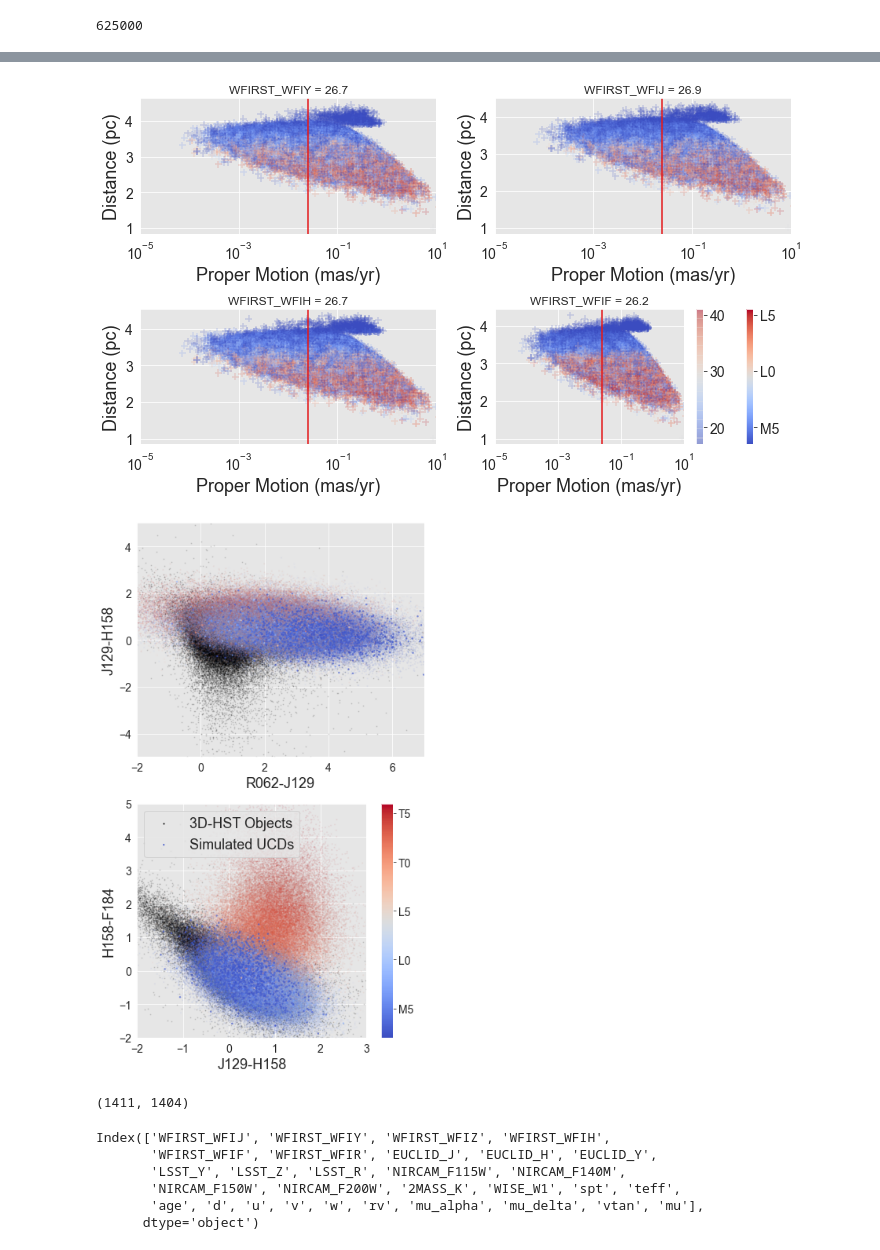
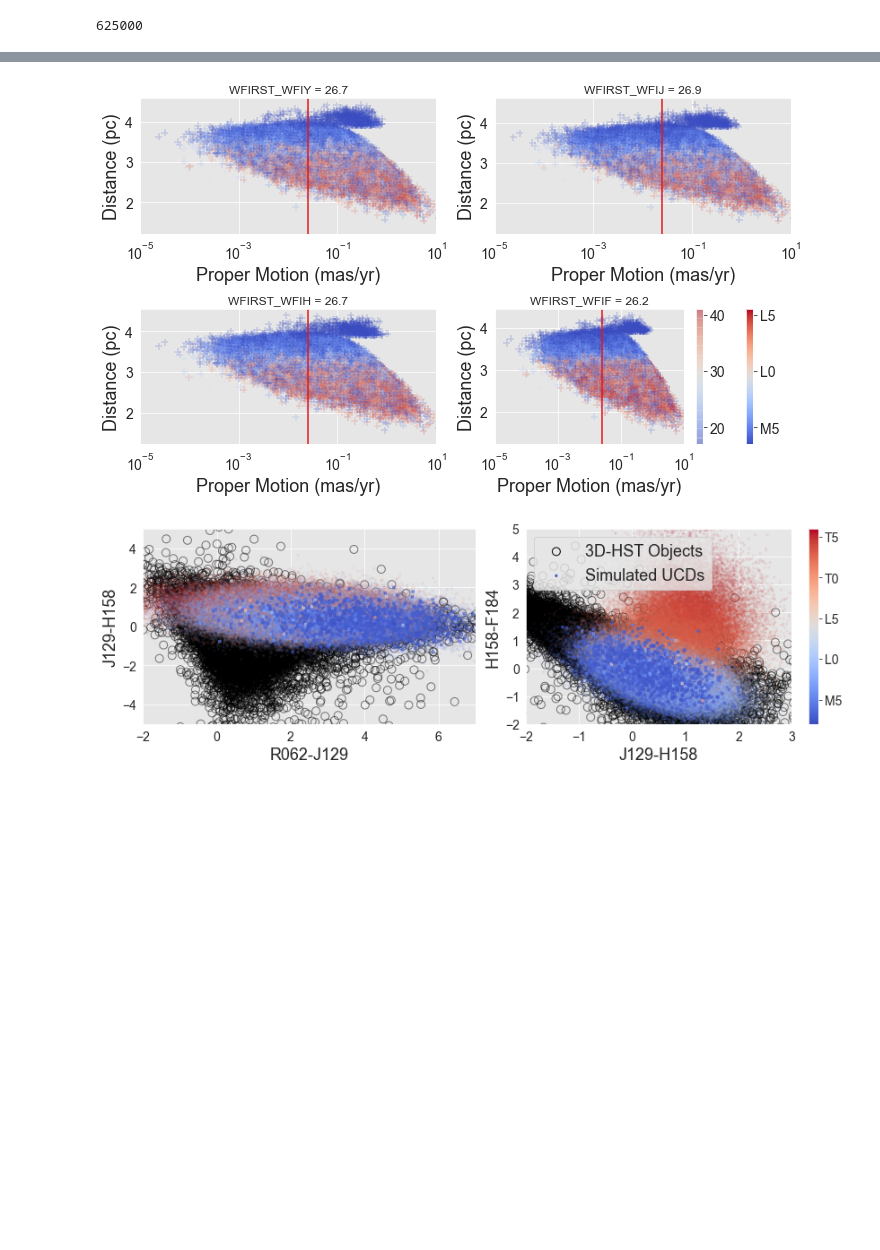
Before and after one commit to caganze/popsims, a Jupyter notebook: notebooks/WFRIST expected numbers.ipynb, the cells around one changed output, grey strips where cells are left out. Drawn from its saved outputs; the diff is of its cells as text; code cells hidden in the pictures; blank space fills up the shorter version.

```diff
--- a/notebooks/WFRIST expected numbers.ipynb
+++ b/notebooks/WFRIST expected numbers.ipynb
@@ -31,10 +37,13 @@ s=SkyCoord(l=-30.0*u.deg, b=-30*u.deg, frame='galactic')
 # %%
 #get evolutionary models
-baraffe=popsims.make_systems(model_name='baraffe2003', recompute=True, nsample=5e5)
+baraffe=popsims.make_systems(model_name='baraffe2003', recompute=False,
+                             nsample=5e5, filename='/users/caganze/research/popsims/data/brf.pkl')
 subdrfs=popsims.make_systems(model_name='baraffe1998', range=[0.01, 0.2, 10, 12.0 ],
-                             recompute=False, nsample=5e5)
+                             recompute=False, nsample=5e5,
+                             filename='/users/caganze/research/popsims/data/sds.pkl')
 romandrfs=popsims.make_systems(model_name='roman2020', range=[0.01, 0.2, 10, 13.5 ],
-                             recompute=True, nsample=5e5)
+                             recompute=False, nsample=5e5,
+                               filename='/users/caganze/research/popsims/data/rsds.pkl')
 #age=baraffe['system_age']
 #teffs=baraffe['system_teff']
 # %%
@@ -406,7 +406,7 @@ plt.colorbar(c)
 plt.tight_layout()
 plt.savefig(popsims.FIGURES+'/wfirst_proper_motion.jpeg', dpi=600)
 # %% [output]
-[figure, old version]
+[figure, new version]
 # %%
 dffnn=dffnn[dffnn['WFIRST_WFIF'] <26.2]
 sd_dffnn=sd_dffnn[sd_dffnn['WFIRST_WFIF'] <26.2]
@@ -439,65 +439,56 @@ for k in ['F125', 'F606', 'F140', 'F160', 'F814']:
 #hst3d=hst3d[hst3d.star_flag !=1]
 # %%
 #color-color plots
-fig, ax=plt.subplots(nrows=2, figsize=(6, 10))
+fig, ax=plt.subplots(ncols=2, figsize=(12, 4))
 ax[0].scatter(hst3d['F606']-hst3d['F125'],
               hst3d['F125']-hst3d['F140'],
-              s=1, alpha=0.1, color='k', label='3D-HST Objects')
+              s=80, marker='o', facecolors='none', edgecolors='k', alpha=0.5, label='3D-HST Objects')
 
 ax[1].scatter(hst3d['F125']-hst3d['F140'],
               hst3d['F140']-hst3d['F160'],
-              s=1, alpha=0.1, color='k', label='3D-HST Objects')
+              s=80, marker='o',facecolors='none', edgecolors='k', alpha=0.5, label='3D-HST Objects')
 
 for pair, a in zip(color_keys, ax):
     xkeys= ['WFIRST_WFI'+pair[0].split('-')[0], 'WFIRST_WFI'+pair[0].split('-')[1]]
     ykeys= ['WFIRST_WFI'+pair[1].split('-')[0], 'WFIRST_WFI'+pair[1].split('-')[1]]
     c=a.scatter(dffnn[xkeys[0]]-dffnn[xkeys[1]],
                dffnn[ykeys[0]]-dffnn[ykeys[1]],
-                s=5, marker='.', alpha=0.05, c=dffnn.spt,
+                s=5, marker='X', alpha=0.05, c=dffnn.spt,
               cmap='coolwarm', label='Simulated UCDs', vmin=15, vmax=41)
     a.scatter(sd_dffnn[xkeys[0]]-sd_dffnn[xkeys[1]],
                sd_dffnn[ykeys[0]]-sd_dffnn[ykeys[1]],
-                s=10, marker='.', alpha=0.5, c=sd_dffnn.spt, cmap='coolwarm',
+                s=10, marker='X', alpha=0.5, c=sd_dffnn.spt, cmap='coolwarm',
               vmin=15, vmax=41)
 
 ax[0].set_xlabel('R062-J129', fontsize=18)
 ax[0].set_ylabel('J129-H158', fontsize=18)
 
 ax[1].set_ylabel('H158-F184', fontsize=18)
 ax[1].set_xlabel('J129-H158', fontsize=18)
 
 ax[0].set_xlim([-2, 7])
 ax[0].set_ylim([-5, 5])
 
 ax[1].set_xlim([-2, 3])
 ax[1].set_ylim([-2, 5])
 
 
 norm= matplotlib.colors.Normalize(vmin=17,vmax=41)
 mp=matplotlib.cm.ScalarMappable(norm=norm, cmap='coolwarm')
 cbar=plt.colorbar(mp, orientation='vertical')
 cbar.ax.set_yticks([15, 20, 25, 30, 35])
 cbar.ax.set_yticklabels(['M5', 'L0', 'L5', 'T0', 'T5'])
 leg=ax[1].legend(fontsize=18)
 for lh in leg.legendHandles:
     lh.set_alpha(1)
 plt.tight_layout()
-plt.savefig(popsims.FIGURES+'/wfirst_colors.jpeg', rasterized=True)
+plt.savefig(popsims.FIGURES+'/wfirst_colors.jpeg', rasterized=True,  facecolor='white', transparent=False)
 # %% [output]
-[figure, old version]
+[figure, new version]
 # %%
 int((len(dffnn)+len(sd_dffnn))*0.0051), len(sd_dffnn)
-# %% [output]
-(1411, 1404)
 # %%
 dff.keys()
-# %% [output]
-Index(['WFIRST_WFIJ', 'WFIRST_WFIY', 'WFIRST_WFIZ', 'WFIRST_WFIH',
-       'WFIRST_WFIF', 'WFIRST_WFIR', 'EUCLID_J', 'EUCLID_H', 'EUCLID_Y',
-       'LSST_Y', 'LSST_Z', 'LSST_R', 'NIRCAM_F115W', 'NIRCAM_F140M',
-       'NIRCAM_F150W', 'NIRCAM_F200W', '2MASS_K', 'WISE_W1', 'spt', 'teff',
-       'age', 'd', 'u', 'v', 'w', 'rv', 'mu_alpha', 'mu_delta', 'vtan', 'mu'],
-      dtype='object')
 # %%
 comb0= pd.concat([dff, sd_dff])
 
```
Also changed, not shown: parts of 15 cells of this notebook, 38 other files.
